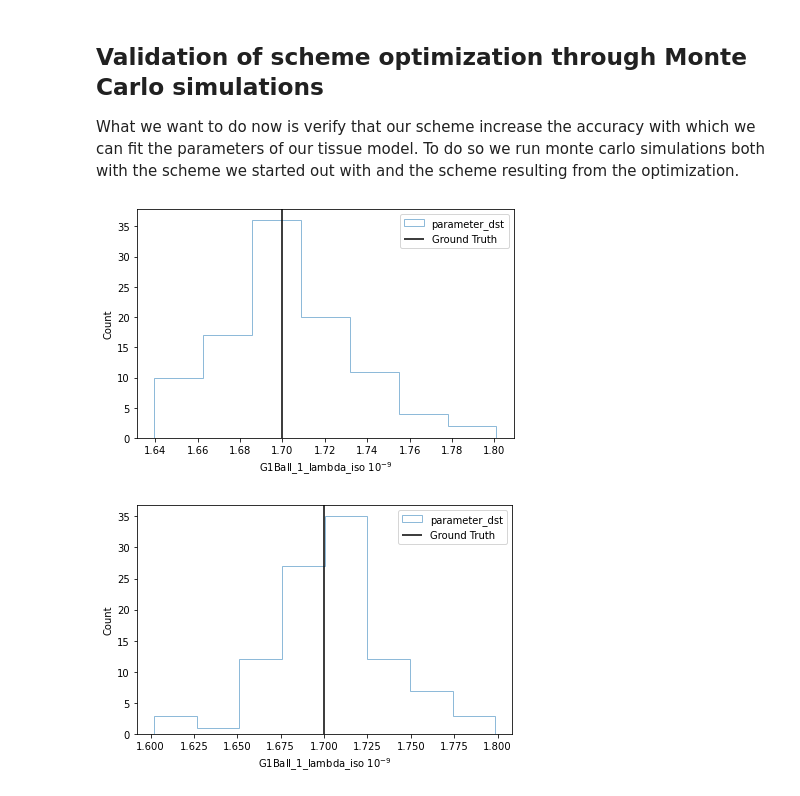
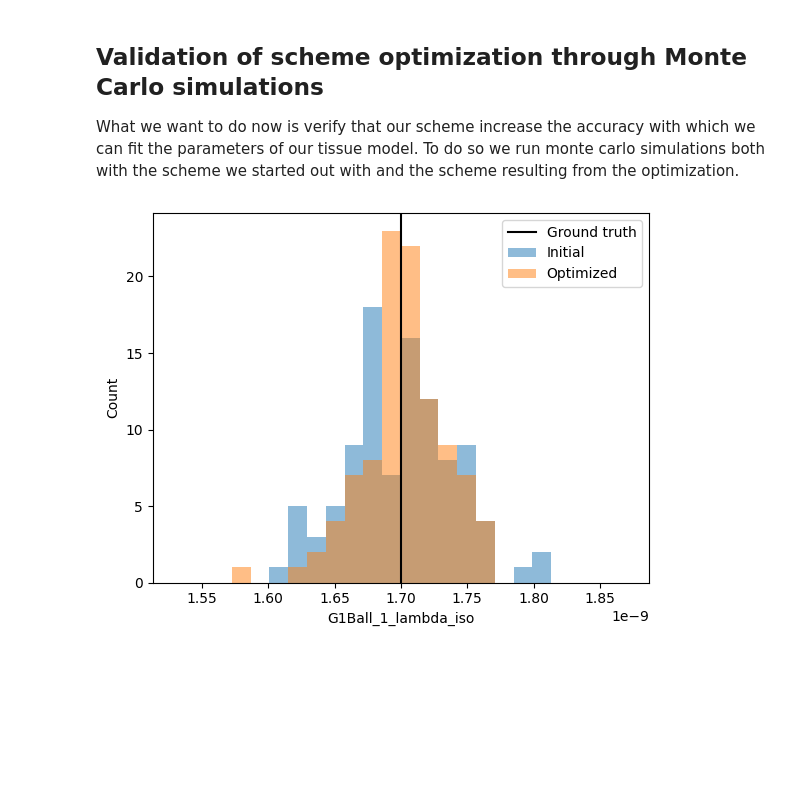
Before and after one commit to umcu-isi/microtool, a Jupyter notebook: examples/basic_functionality.ipynb, the cells around one changed output. Cells and saved outputs as stored; diff of their text form; code cells hidden in the pictures; blank space fills up the shorter version.

```diff
--- a/examples/basic_functionality.ipynb
+++ b/examples/basic_functionality.ipynb
@@ -27,18 +27,21 @@ simple_ball_microtool = make_microtool_tissue_model(simple_ball_dmipy)
 from microtool.acquisition_scheme import DiffusionAcquisitionScheme
 from microtool.gradient_sampling import sample_uniform_half_sphere
 
-M = 10
-N = 30
 
-b_vals = np.concatenate([np.repeat(0, M), np.repeat(1000, M), np.repeat(3000, M)])
-pulse_widths = np.concatenate([np.repeat(0.019, M), np.repeat(0.016, M), np.repeat(0.007, M)])
-pulse_intervals = np.concatenate([np.repeat(0.030, M), np.repeat(0.027, M), np.repeat(0.020, M)])
+n_directions = 6  # Number of b-vectors per shell
+n_shells = 3  # Number of shells
 
-directions = sample_uniform_half_sphere(N)
-initial_scheme = DiffusionAcquisitionScheme.from_bvals(b_values=b_vals, b_vectors=directions, pulse_widths=pulse_widths,
+b_vals = np.concatenate([np.repeat(0, n_directions), np.repeat(1000, n_directions), np.repeat(3000, n_directions)])
+pulse_widths = np.concatenate([np.repeat(0.019, n_directions), np.repeat(0.016, n_directions), np.repeat(0.007, n_directions)])
+pulse_intervals = np.concatenate([np.repeat(0.030, n_directions), np.repeat(0.027, n_directions), np.repeat(0.020, n_directions)])
+
+directions = sample_uniform_half_sphere(n_directions * n_shells)
+initial_scheme = DiffusionAcquisitionScheme.from_bvals(b_values=b_vals,
+                                                       b_vectors=directions,
+                                                       pulse_widths=pulse_widths,
                                                        pulse_intervals=pulse_intervals)
 
 initial_scheme.fix_b0_measurements()
-initial_scheme["EchoTime"].fixed = True
+initial_scheme["EchoTime"].fixed = True  # Don't optimize the echo time, but keep it fixed to the given value.
 print(initial_scheme)
 # %% [output]
@@ -75,7 +76,7 @@ array([1.        , 1.        , 1.        , 1.        , 1.        ,
 # %%
 from microtool.optimize import optimize_scheme
 
-optimal_scheme, _ = optimize_scheme(initial_scheme, simple_ball_microtool, noise_variance=0.02, method="trust-constr", solver_options={"verbose":2, "maxiter": 100})
+optimal_scheme, _ = optimize_scheme(initial_scheme, simple_ball_microtool, noise_variance=0.02, method="trust-constr", solver_options={"verbose":2, "maxiter": 30})
 # %% [output]
 | niter |f evals|CG iter|  obj func   |tr radius |   opt    |  c viol  |
 |-------|-------|-------|-------------|----------|----------|----------|
@@ -147,12 +145,20 @@ simulation.save(simdir / "non_optimal.pkl")
-# %%
-from microtool.utils.IO import get_pickle
-
-result = get_pickle(simdir / "non_optimal.pkl")
-fig = plot_parameter_distributions(result, simple_ball_microtool)
-# %% [output]
-[figure, removed]
-# %%
-result = get_pickle(simdir / "optimal.pkl")
-fig = plot_parameter_distributions(result, simple_ball_microtool)
-# %% [output]
-[figure, removed]
+# %%
+from matplotlib import pyplot as plt
+from microtool.utils.IO import get_pickle
+
+
+initial_result = get_pickle(simdir / "initial.pkl")
+optimal_result = get_pickle(simdir / "optimal.pkl")
+
+for name, parameter in simple_ball_microtool.items():
+    if parameter.optimize:
+        bins = np.linspace(0.9 * parameter.value, 1.1 * parameter.value, 25)
+        plt.figure()
+        plt.axvline(x=parameter.value, color="black")
+        plt.hist(initial_result[name], bins=bins, alpha = 0.5)
+        plt.hist(optimal_result[name], bins=bins, alpha = 0.5)
+        plt.xlabel(name)
+        plt.ylabel("Count")
+        plt.legend(["Ground truth", "Initial", "Optimized"])
+# %% [output]
+[figure, added]
```
Also changed, not shown: parts of 7 cells of this notebook, 2 other files.
